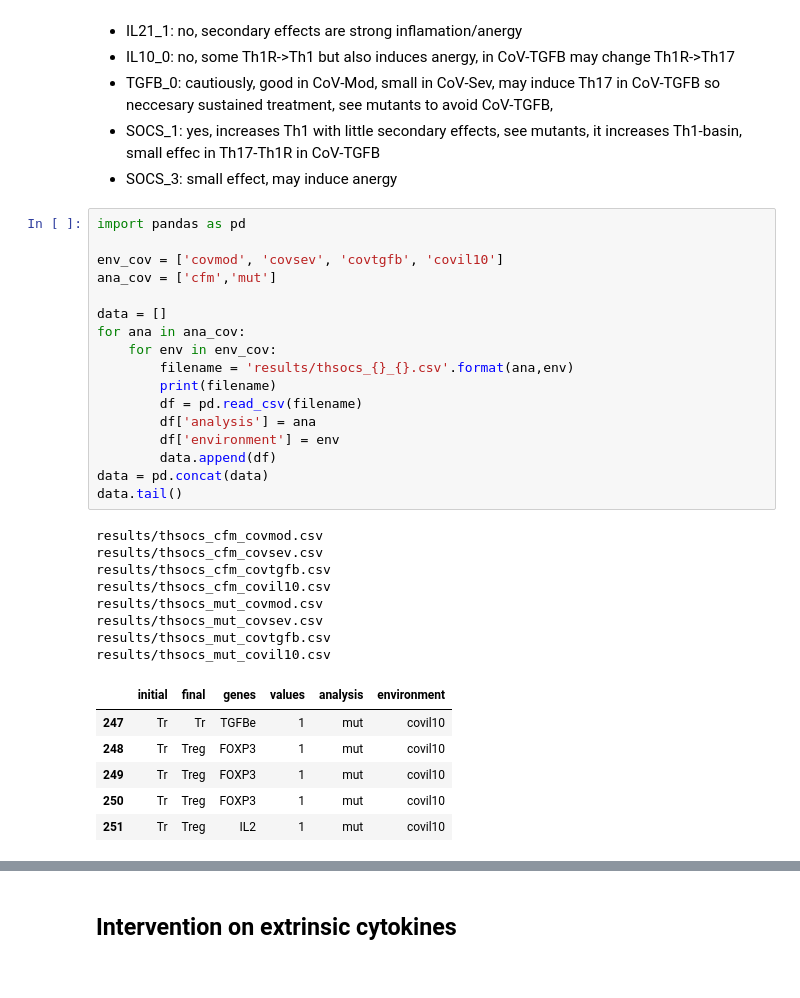
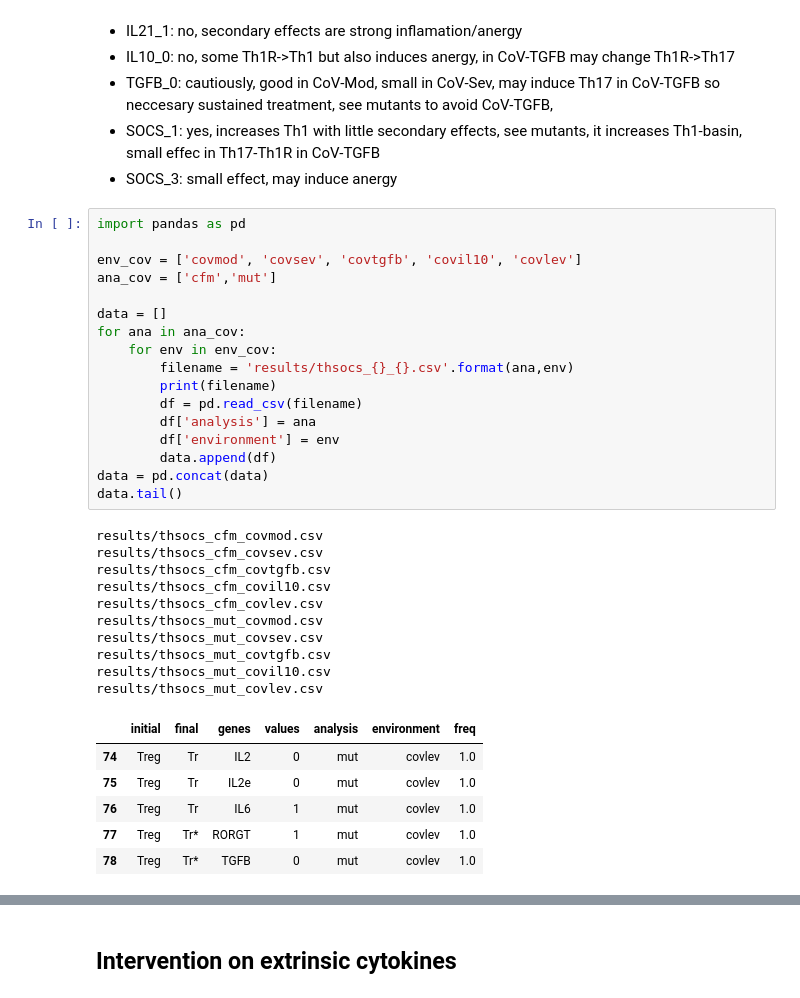
Before and after one commit to Laboratorio-de-Biologia-Computacional/CD4Tcell_COVID19, a Jupyter notebook: CD4Tcell_COVID19_table.ipynb, the cells around one changed output, grey strips where cells are left out. Saved outputs shown, nothing was run; the diff lists cells and outputs as text.

```diff
--- a/CD4Tcell_COVID19_table.ipynb
+++ b/CD4Tcell_COVID19_table.ipynb
@@ -11,35 +11,37 @@
 # %%
 import pandas as pd
 
-env_cov = ['covmod', 'covsev', 'covtgfb', 'covil10']
+env_cov = ['covmod', 'covsev', 'covtgfb', 'covil10', 'covlev']
 ana_cov = ['cfm','mut']
 
 data = []
 for ana in ana_cov:
     for env in env_cov:
         filename = 'results/thsocs_{}_{}.csv'.format(ana,env)
         print(filename)
         df = pd.read_csv(filename)
         df['analysis'] = ana
         df['environment'] = env
         data.append(df)
 data = pd.concat(data)
 data.tail()
 # %% [output]
 results/thsocs_cfm_covmod.csv
 results/thsocs_cfm_covsev.csv
 results/thsocs_cfm_covtgfb.csv
 results/thsocs_cfm_covil10.csv
+results/thsocs_cfm_covlev.csv
 results/thsocs_mut_covmod.csv
 results/thsocs_mut_covsev.csv
 results/thsocs_mut_covtgfb.csv
 results/thsocs_mut_covil10.csv
+results/thsocs_mut_covlev.csv
-|  | initial | final | genes | values | analysis | environment |
-| 247 | Tr | Tr | TGFBe | 1 | mut | covil10 |
-| 248 | Tr | Treg | FOXP3 | 1 | mut | covil10 |
-| 249 | Tr | Treg | FOXP3 | 1 | mut | covil10 |
-| 250 | Tr | Treg | FOXP3 | 1 | mut | covil10 |
-| 251 | Tr | Treg | IL2 | 1 | mut | covil10 |
+|  | initial | final | genes | values | analysis | environment | freq |
+| 74 | Treg | Tr | IL2 | 0 | mut | covlev | 1.0 |
+| 75 | Treg | Tr | IL2e | 0 | mut | covlev | 1.0 |
+| 76 | Treg | Tr | IL6 | 1 | mut | covlev | 1.0 |
+| 77 | Treg | Tr* | RORGT | 1 | mut | covlev | 1.0 |
+| 78 | Treg | Tr* | TGFB | 0 | mut | covlev | 1.0 |
 # %%
 
 #diff =  data[ (data['initial']!=data['final']) ]
```
Also changed, not shown: parts of 10 cells of this notebook, 19 other files.
